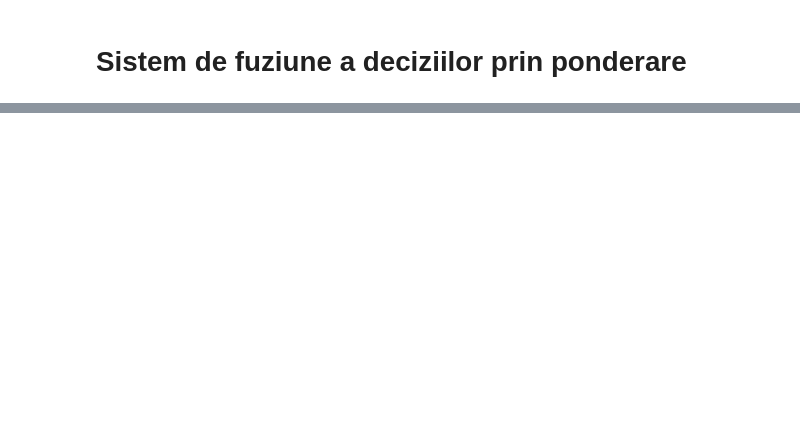
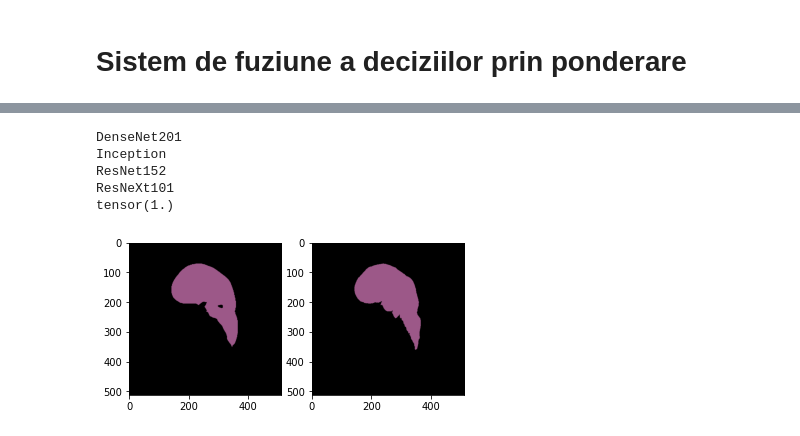
Before and after one commit to StanciulescuAndrei/LicentaUPB, a Jupyter notebook: FusionSystem/LiverFusionSystem.ipynb, the cells around one changed output, grey strips where cells are left out. Cells and saved outputs as stored; diff of their text form; code cells hidden in the pictures; blank space fills up the shorter version.

```diff
--- a/FusionSystem/LiverFusionSystem.ipynb
+++ b/FusionSystem/LiverFusionSystem.ipynb
@@ -16,13 +16,15 @@ training_dataloader = torch.utils.data.DataLoader(training_dataset, batch_size=1
 
 device = torch.device('cuda')
 fusion_model = FusionSystem(num_sources=4).to(device)
-optimizer = optim.SGD(fusion_model.parameters() ,lr=0.5, momentum=0.9)
-loss_fcn = DiceLoss().to(device)
+optimizer = optim.SGD(fusion_model.parameters() ,lr=10, momentum=0.9)
+scheduler = optim.lr_scheduler.StepLR(optimizer, step_size=5, gamma=0.9)
+loss_fcn = nn.BCEWithLogitsLoss().to(device)
 # %%
-for epoch in range(5):
+for epoch in range(100):
     print(fusion_model.weights)
     train_loop(training_dataloader, fusion_model, loss_fcn, optimizer, scheduler=None,  device=device)
     loss = test_loop(training_dataloader, fusion_model, loss_fcn, device=device)
+    scheduler.step()
 # %% [output]
 Parameter containing:
 tensor([0.2500, 0.2500, 0.2500, 0.2500], device='cuda:0', requires_grad=True)
@@ -37,0 +46,43 @@ KeyboardInterrupt:
+# %%
+## tensor([-0.5175, -0.3556,  1.7958,  2.1399], device='cuda:0', requires_grad=True)
+
+fusion_model.eval()
+input_tensor, mask = training_dataset.__getitem__(60)
+input_batch = input_tensor.repeat(2, 1, 1, 1)
+pred = fusion_model(input_batch.to(device))
+
+final_func = nn.Sigmoid()
+pred = final_func(pred).squeeze()
+pred = torch.nn.functional.interpolate(pred.unsqueeze(0), size=512, mode="bilinear", align_corners=False).squeeze()
+output_predictions = torch.round(pred[0])
+
+# print(output_predictions.shape)
+output_predictions = output_predictions.cpu().detach().squeeze()
+output_predictions = np.round(output_predictions)
+mask = mask.cpu().detach().squeeze()
+
+palette = torch.tensor([2 ** 25 - 1, 2 ** 15 - 1, 2 ** 21 - 1])
+colors = torch.as_tensor([i for i in range(3)])[:, None] * 1.1 * palette
+colors = (colors % 255).numpy().astype("uint8")
+
+# plot the semantic segmentation predictions of 21 classes in each color
+r = Image.fromarray(output_predictions.byte().cpu().numpy())
+r.putpalette(colors)
+
+r_mask = Image.fromarray(mask.byte().cpu().numpy())
+r_mask.putpalette(colors)
+
+print(torch.max(output_predictions))
+plt.figure()
+plt.subplot(1, 2, 1)
+plt.imshow(r)
+plt.subplot(1, 2, 2)
+plt.imshow(r_mask)
+plt.show()
+# %% [output]
+DenseNet201
+Inception
+ResNet152
+ResNeXt101
+tensor(1.)
+[figure, added]
```
Also changed, not shown: parts of 1 cell of this notebook, 5 other files.
